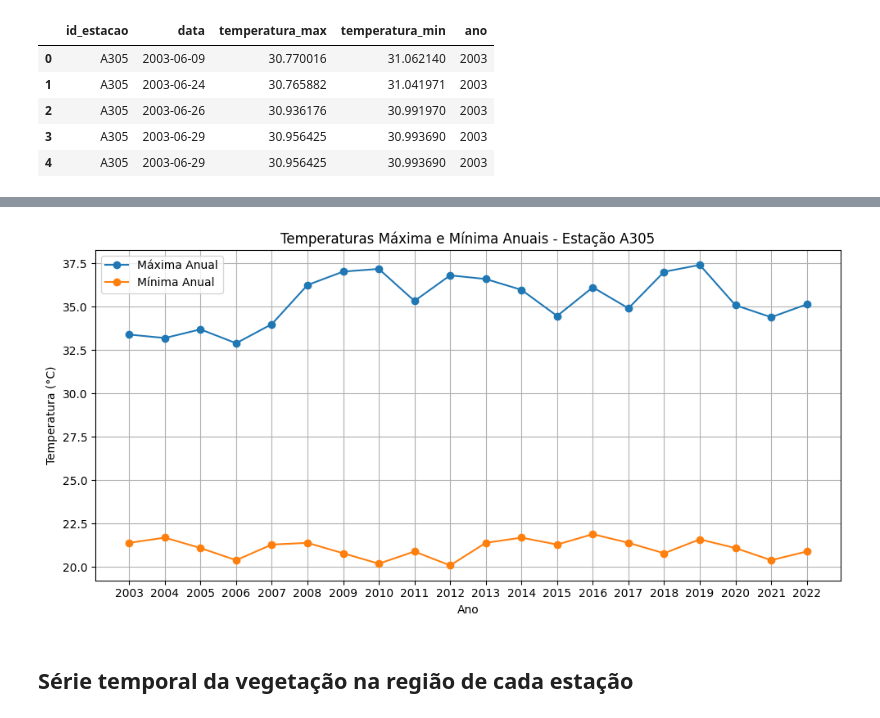
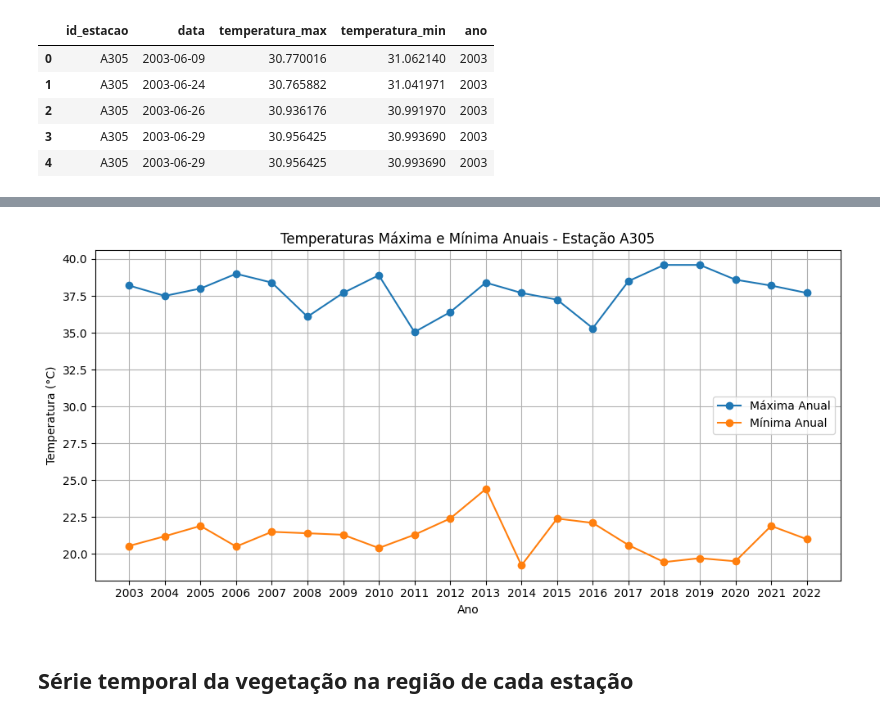
Before and after one commit to ArthurrCr/Projeto_PDI_, a Jupyter notebook: notebooks/primeira_abordagem.ipynb, the cells around one changed output, grey strips where cells are left out. Saved outputs shown, nothing was run; the diff lists cells and outputs as text; code cells hidden in the pictures.

```diff
--- a/notebooks/primeira_abordagem.ipynb
+++ b/notebooks/primeira_abordagem.ipynb
@@ -365,0 +351,4 @@ array(['A305', 'A306', 'A307', 'A308', 'A408', 'A412', 'A310', 'A309',
+# %%
+# remover linhas onde data está duplicada
+temperaturas = temperaturas.drop_duplicates(subset=['id_estacao','data'])
+temperaturas.head()
@@ -366,28 +362,28 @@ array(['A305', 'A306', 'A307', 'A308', 'A408', 'A412', 'A310', 'A309',
 # %%
 # Filtrar os dados apenas para a estação A305
-dados_A305 = temperaturas[temperaturas['id_estacao'] == 'A305']
+dados_A305 = temperaturas[temperaturas['id_estacao'] == 'A306']
 
 # Agrupar por ano e calcular a temperatura máxima e mínima anual
 temperatura_anual = dados_A305.groupby('ano').agg(
     temperatura_max=('temperatura_max', 'max'),
     temperatura_min=('temperatura_min', 'min')
 ).reset_index()
 
 # Plotar a série temporal anual
 plt.figure(figsize=(10, 5))  # Ajusta o tamanho do gráfico
 plt.plot(temperatura_anual['ano'], temperatura_anual['temperatura_max'], label='Máxima Anual', marker='o')
 plt.plot(temperatura_anual['ano'], temperatura_anual['temperatura_min'], label='Mínima Anual', marker='o')
 
 plt.xlabel('Ano')
 plt.ylabel('Temperatura (°C)')
 plt.title('Temperaturas Máxima e Mínima Anuais - Estação A305')
 plt.xticks(range(temperatura_anual['ano'].min(), temperatura_anual['ano'].max() + 1))  # Define os ticks do eixo x para cada ano
 plt.legend()
 plt.grid(True)  # Adiciona uma grade para melhor visualização
 plt.tight_layout()  # Ajusta o layout para evitar sobreposição
 plt.show()
 # %% [output]
-[figure, old version]
+[figure, new version]
 # %% [markdown]
 ## Série temporal da vegetação na região de cada estação
 # %%
```
Also changed, not shown: parts of 19 cells of this notebook.
